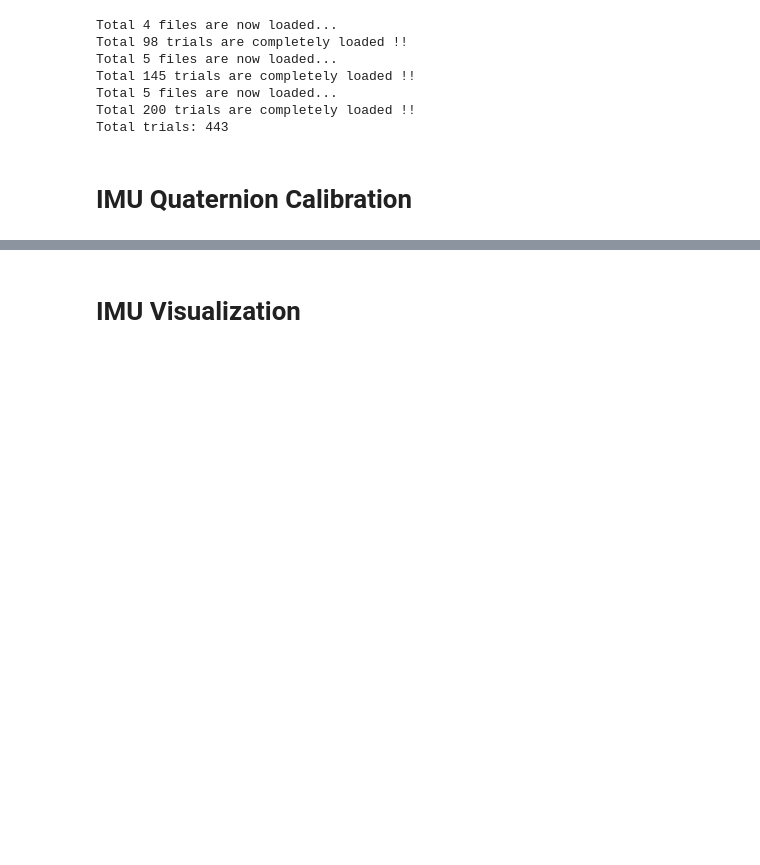
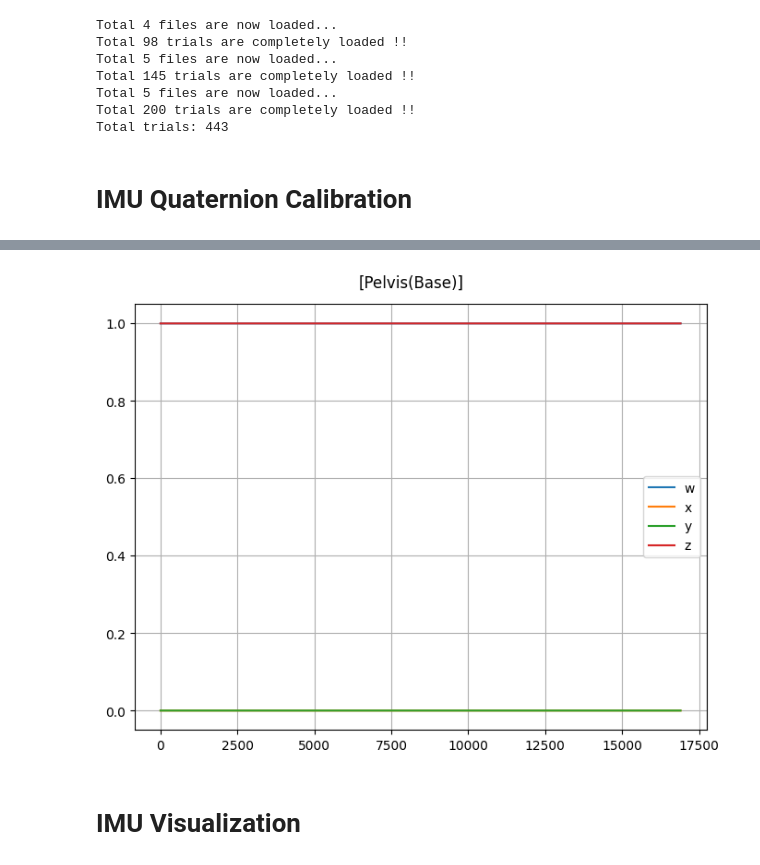
Before and after one commit to EXOLAB-Intention/Upperbody_NN, a Jupyter notebook: main.ipynb, the cells around one changed output, grey strips where cells are left out. Cells and saved outputs as stored; diff of their text form; code cells hidden in the pictures; blank space fills up the shorter version.

```diff
--- a/main.ipynb
+++ b/main.ipynb
@@ -42,3 +82,16 @@ for trial in all_trials:
+# %%
+idx = 7
+
+plt.figure(figsize=(8,6))
+plt.plot(all_trials[idx]['time'], all_trials[idx]['imu5'][:, 0], label='w')
+plt.plot(all_trials[idx]['time'], all_trials[idx]['imu5'][:, 1], label='x')
+plt.plot(all_trials[idx]['time'], all_trials[idx]['imu5'][:, 2], label='y')
+plt.plot(all_trials[idx]['time'], all_trials[idx]['imu5'][:, 3], label='z')
+plt.figtext(0.5, 0.91, '[Pelvis(Base)]', fontsize=12, ha='center')
+plt.legend()
+plt.grid(True)
+# %% [output]
+[figure, added]
 # %% [markdown]
 # IMU Visualization
 # %% [markdown]
```
Also changed, not shown: parts of 4 cells of this notebook, 2 other files.
